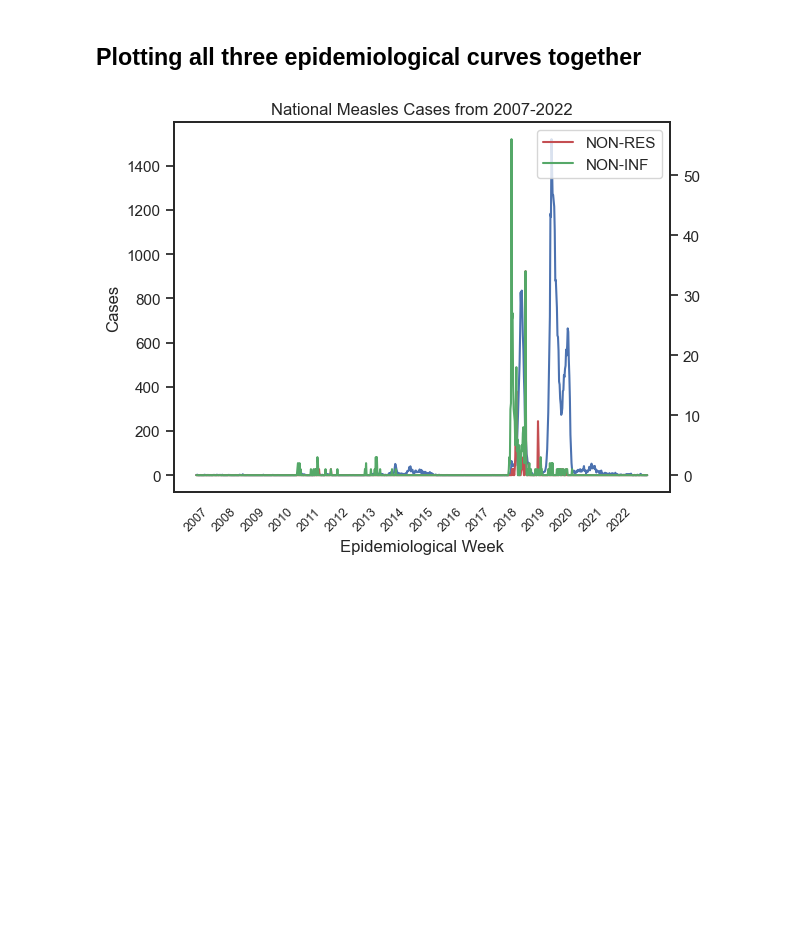
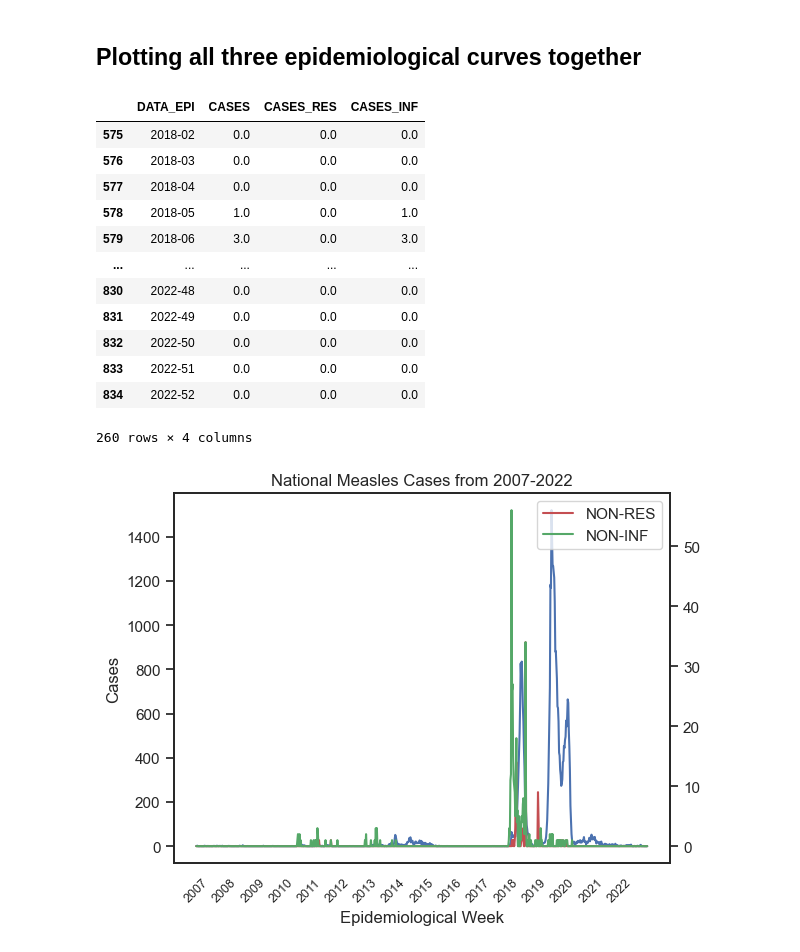
Before and after one commit to denisecammarota/measles-vacc-coverage, a Jupyter notebook: Notebooks/Epidemic_Curves.ipynb, the cells around one changed output. Saved outputs shown, nothing was run; the diff lists cells and outputs as text; code cells hidden in the pictures; blank space fills up the shorter version.

```diff
--- a/Notebooks/Epidemic_Curves.ipynb
+++ b/Notebooks/Epidemic_Curves.ipynb
@@ -187,6 +187,22 @@ plt.show()
 [figure]
 # %% [markdown]
 ## Plotting all three epidemiological curves together
+# %%
+df_nat[575:]
+# %% [output]
+|  | DATA_EPI | CASES | CASES_RES | CASES_INF |
+| 575 | 2018-02 | 0.0 | 0.0 | 0.0 |
+| 576 | 2018-03 | 0.0 | 0.0 | 0.0 |
+| 577 | 2018-04 | 0.0 | 0.0 | 0.0 |
+| 578 | 2018-05 | 1.0 | 0.0 | 1.0 |
+| 579 | 2018-06 | 3.0 | 0.0 | 3.0 |
+| ... | ... | ... | ... | ... |
+| 830 | 2022-48 | 0.0 | 0.0 | 0.0 |
+| 831 | 2022-49 | 0.0 | 0.0 | 0.0 |
+| 832 | 2022-50 | 0.0 | 0.0 | 0.0 |
+| 833 | 2022-51 | 0.0 | 0.0 | 0.0 |
+| 834 | 2022-52 | 0.0 | 0.0 | 0.0 |
+260 rows × 4 columns
 # %%
 # Plotting
 x = range(len(df_nat['DATA_EPI']))
```
Also changed, not shown: 3 other files.
